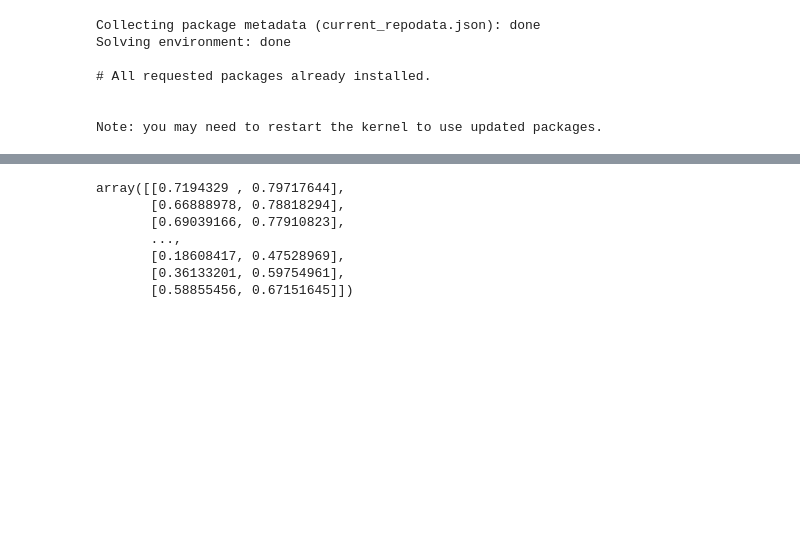
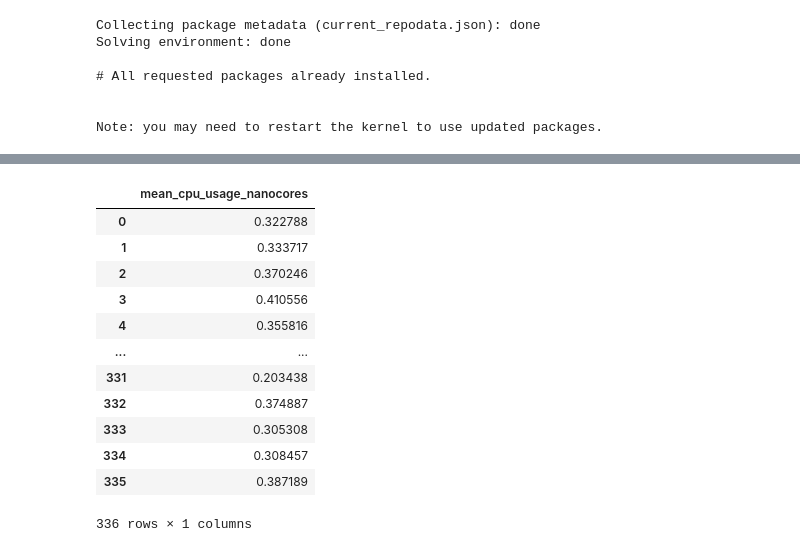
Before and after one commit to sunflower456/DDPG, a Jupyter notebook: input/data_as_graph.ipynb, the cells around one changed output, grey strips where cells are left out. Cells and saved outputs as stored; diff of their text form; code cells hidden in the pictures; blank space fills up the shorter version.

```diff
--- a/input/data_as_graph.ipynb
+++ b/input/data_as_graph.ipynb
@@ -60,11 +60,18 @@ data_scaler = mms.fit_transform(data_scaler)
-# %%
-data_scaler
-# %% [output]
-array([[0.7194329 , 0.79717644],
-       [0.66888978, 0.78818294],
-       [0.69039166, 0.77910823],
-       ...,
-       [0.18608417, 0.47528969],
-       [0.36133201, 0.59754961],
-       [0.58855456, 0.67151645]])
+# %%
+data_scaled_df = pd.DataFrame(data_scaled, columns=['mean_cpu_usage_nanocores'])
+data_scaled_df
+# %% [output]
+|  | mean_cpu_usage_nanocores |
+| 0 | 0.322788 |
+| 1 | 0.333717 |
+| 2 | 0.370246 |
+| 3 | 0.410556 |
+| 4 | 0.355816 |
+| ... | ... |
+| 331 | 0.203438 |
+| 332 | 0.374887 |
+| 333 | 0.305308 |
+| 334 | 0.308457 |
+| 335 | 0.387189 |
+336 rows × 1 columns
 # %%
```
Also changed, not shown: parts of 7 cells of this notebook, 3 other files.
